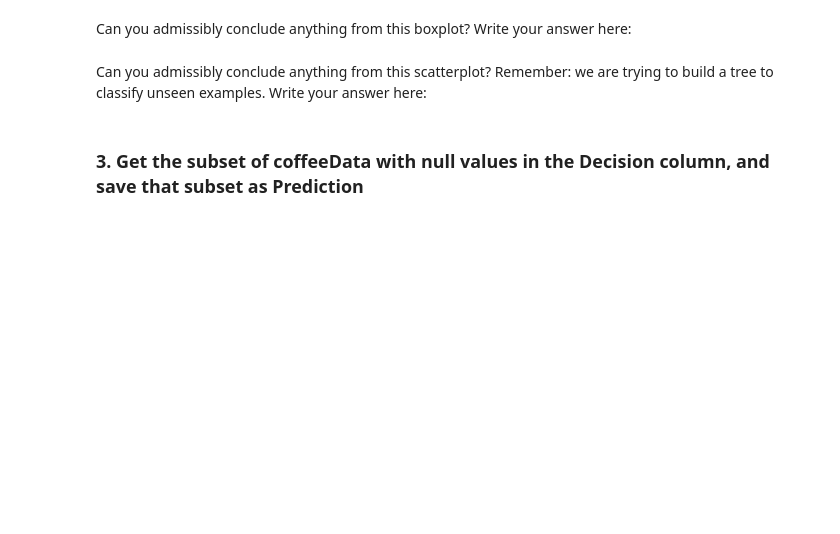
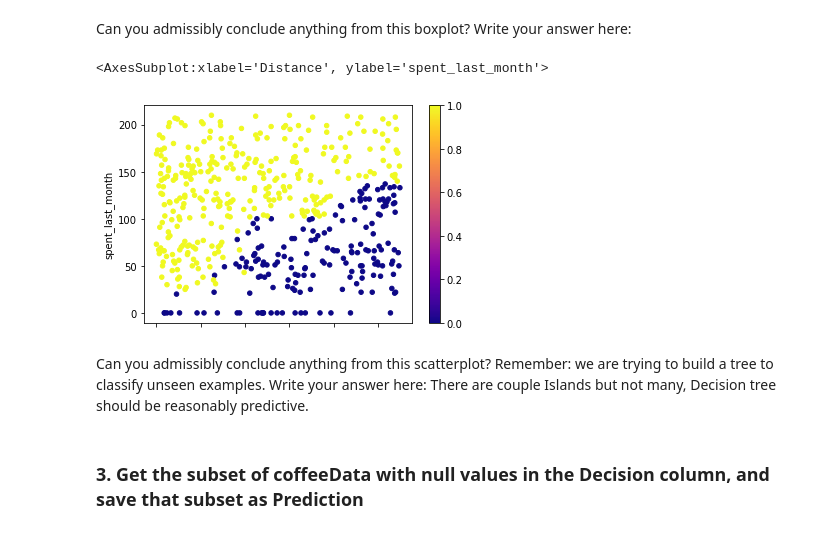
Before and after one commit to AaronCarney/Case-Study---RR-Diner-Coffee, a Jupyter notebook: 1613148038_Springboard_Decision_Tree_Specialty_Coffee_Case_Study_28012021_2_/Springboard Decision Tree Specialty Coffee Case Study - Tier 3.ipynb, the cells around one changed output. Drawn from its saved outputs; the diff is of its cells as text; code cells hidden in the pictures; blank space fills up the shorter version.

```diff
--- a/1613148038_Springboard_Decision_Tree_Specialty_Coffee_Case_Study_28012021_2_/Springboard Decision Tree Specialty Coffee Case Study - Tier 3.ipynb
+++ b/1613148038_Springboard_Decision_Tree_Specialty_Coffee_Case_Study_28012021_2_/Springboard Decision Tree Specialty Coffee Case Study - Tier 3.ipynb
@@ -272,9 +285,12 @@ _ _ _
 Can you admissibly conclude anything from this boxplot? Write your answer here:
 # %%
 # Make a scatterplot on NOPrediction, where x is distance, y is spent_last_month and hue is Decision
-_ _ _
+NOPrediction.plot.scatter(x = 'Distance', y = 'spent_last_month', c = NOPrediction['Decision'] == 'Yes', cmap = 'plasma')
+# %% [output]
+<AxesSubplot:xlabel='Distance', ylabel='spent_last_month'>
+[figure, added]
 # %% [markdown]
-Can you admissibly conclude anything from this scatterplot? Remember: we are trying to build a tree to classify unseen examples. Write your answer here:
+Can you admissibly conclude anything from this scatterplot? Remember: we are trying to build a tree to classify unseen examples. Write your answer here: There are couple Islands but not many, Decision tree should be reasonably predictive.
 # %% [markdown]
 ### 3. Get the subset of coffeeData with null values in the Decision column, and save that subset as Prediction
 # %%
```
Also changed, not shown: parts of 32 cells of this notebook.
